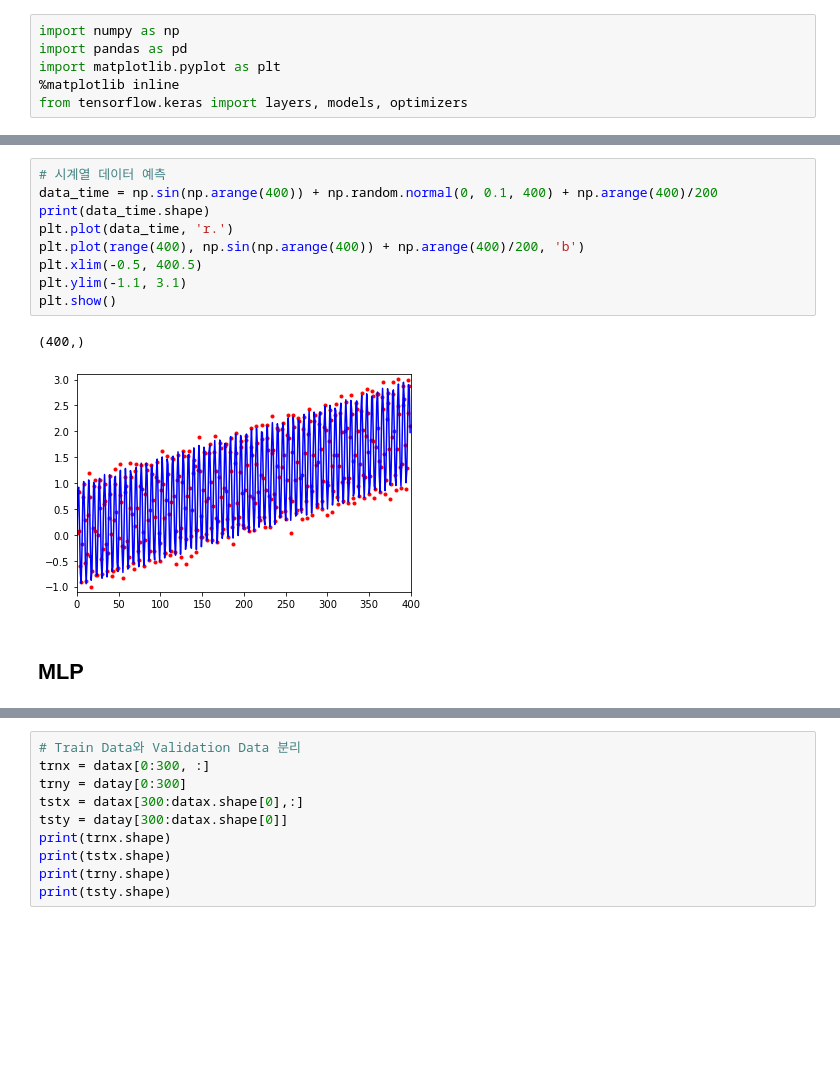
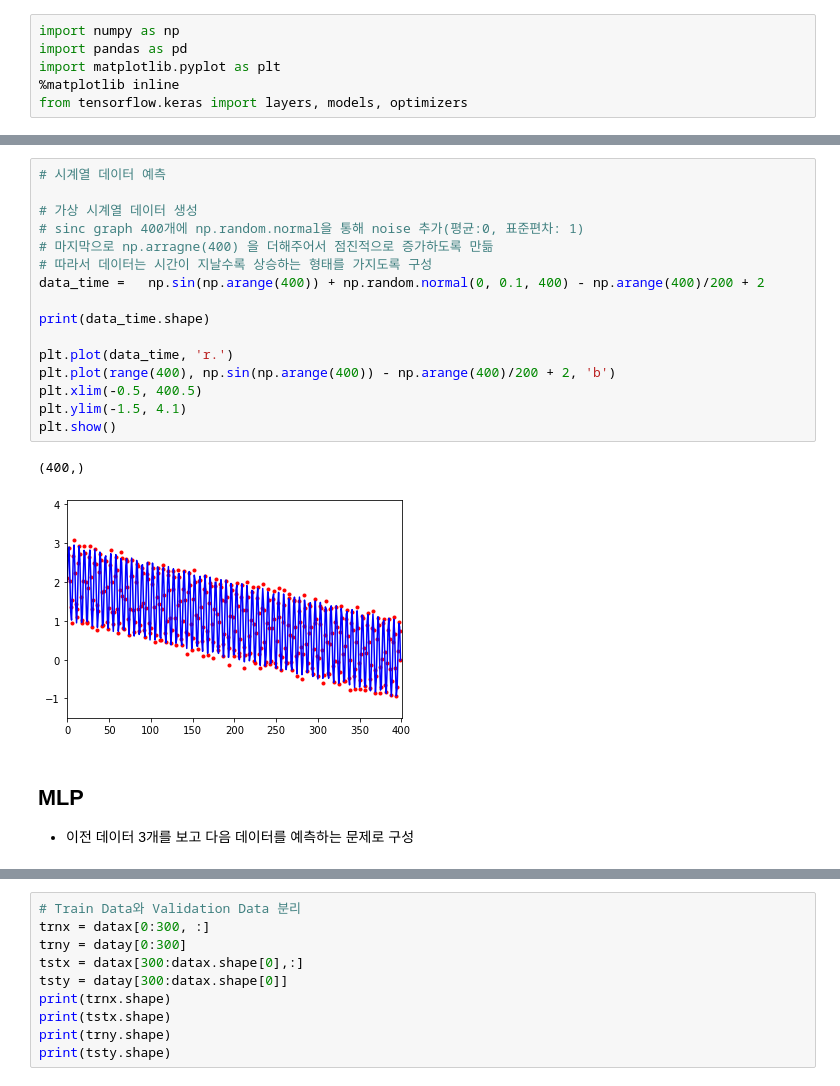
Before and after one commit to woody35545/DFN, a Jupyter notebook: RNN.ipynb, the cells around one changed output, grey strips where cells are left out. Drawn from its saved outputs; the diff is of its cells as text; blank space fills up the shorter version.

```diff
--- a/RNN.ipynb
+++ b/RNN.ipynb
@@ -7,15 +13,23 @@ from tensorflow.keras import layers, models, optimizers
 # %%
 # 시계열 데이터 예측
-data_time = np.sin(np.arange(400)) + np.random.normal(0, 0.1, 400) + np.arange(400)/200
+
+# 가상 시계열 데이터 생성
+# sinc graph 400개에 np.random.normal을 통해 noise 추가(평균:0, 표준편차: 1)
+# 마지막으로 np.arragne(400) 을 더해주어서 점진적으로 증가하도록 만듦
+# 따라서 데이터는 시간이 지날수록 상승하는 형태를 가지도록 구성
+data_time =   np.sin(np.arange(400)) + np.random.normal(0, 0.1, 400) - np.arange(400)/200 + 2
+
 print(data_time.shape)
+
 plt.plot(data_time, 'r.')
-plt.plot(range(400), np.sin(np.arange(400)) + np.arange(400)/200, 'b')
+plt.plot(range(400), np.sin(np.arange(400)) - np.arange(400)/200 + 2, 'b')
 plt.xlim(-0.5, 400.5)
-plt.ylim(-1.1, 3.1)
+plt.ylim(-1.5, 4.1)
 plt.show()
 # %% [output]
 (400,)
-[figure, old version]
+[figure, new version]
 # %% [markdown]
 ## MLP
+* 이전 데이터 3개를 보고 다음 데이터를 예측하는 문제로 구성
 # %%
```
Also changed, not shown: parts of 38 cells of this notebook.
